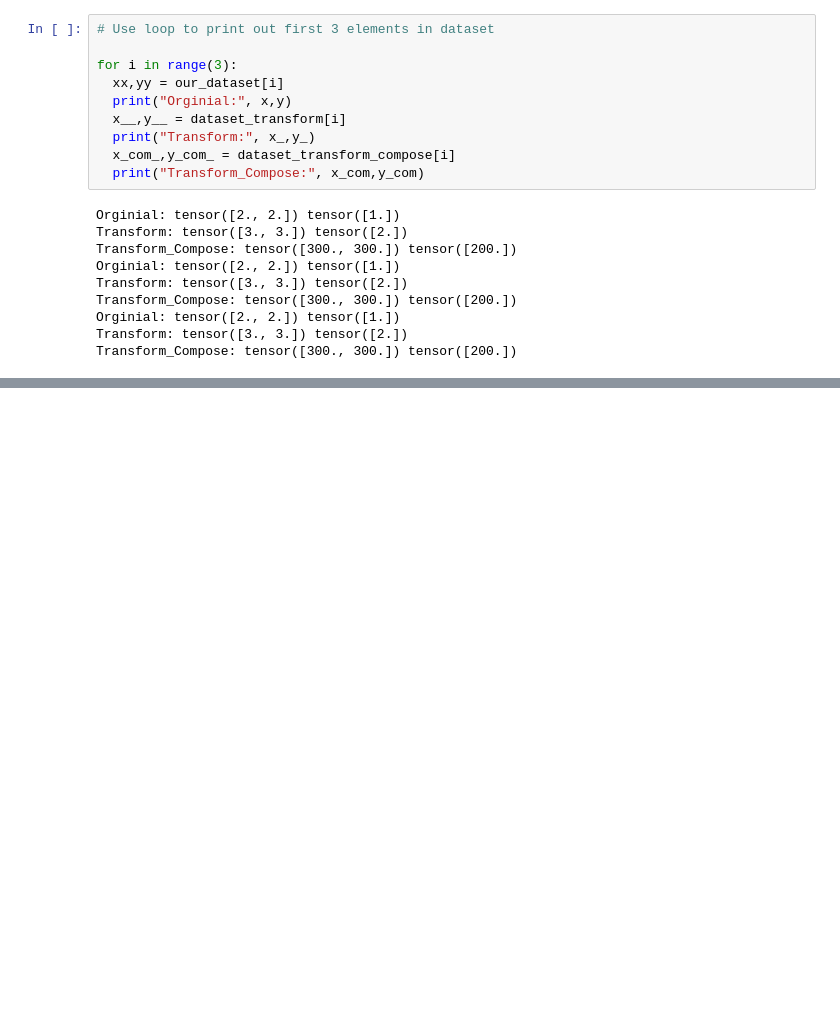
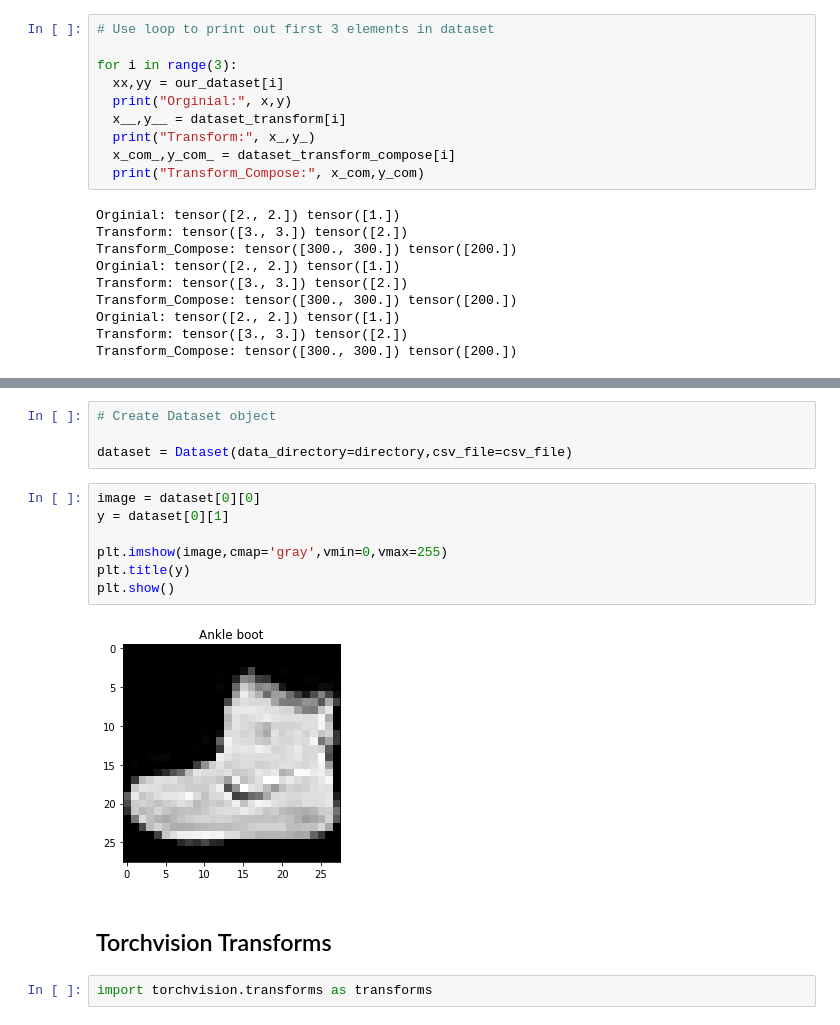
Before and after one commit to antonynickson/PyTorch_For_Machine_Learning_Workbook, a Jupyter notebook: PyTorch_For_Machine_Learning.ipynb, the cells around one changed output, grey strips where cells are left out. Cells and saved outputs as stored; diff of their text form; blank space fills up the shorter version.

```diff
--- a/PyTorch_For_Machine_Learning.ipynb
+++ b/PyTorch_For_Machine_Learning.ipynb
@@ -723,0 +859,17 @@ Transform_Compose: tensor([300., 300.]) tensor([200.])
+# %%
+# Create Dataset object
+
+dataset = Dataset(data_directory=directory,csv_file=csv_file)
+# %%
+image = dataset[0][0]
+y = dataset[0][1]
+
+plt.imshow(image,cmap='gray',vmin=0,vmax=255)
+plt.title(y)
+plt.show()
+# %% [output]
+[figure, added]
+# %% [markdown]
+<h2 id="Torchvision"> Torchvision Transforms  </h2>
+# %%
+import torchvision.transforms as transforms
```
Also changed, not shown: parts of 37 cells of this notebook.
